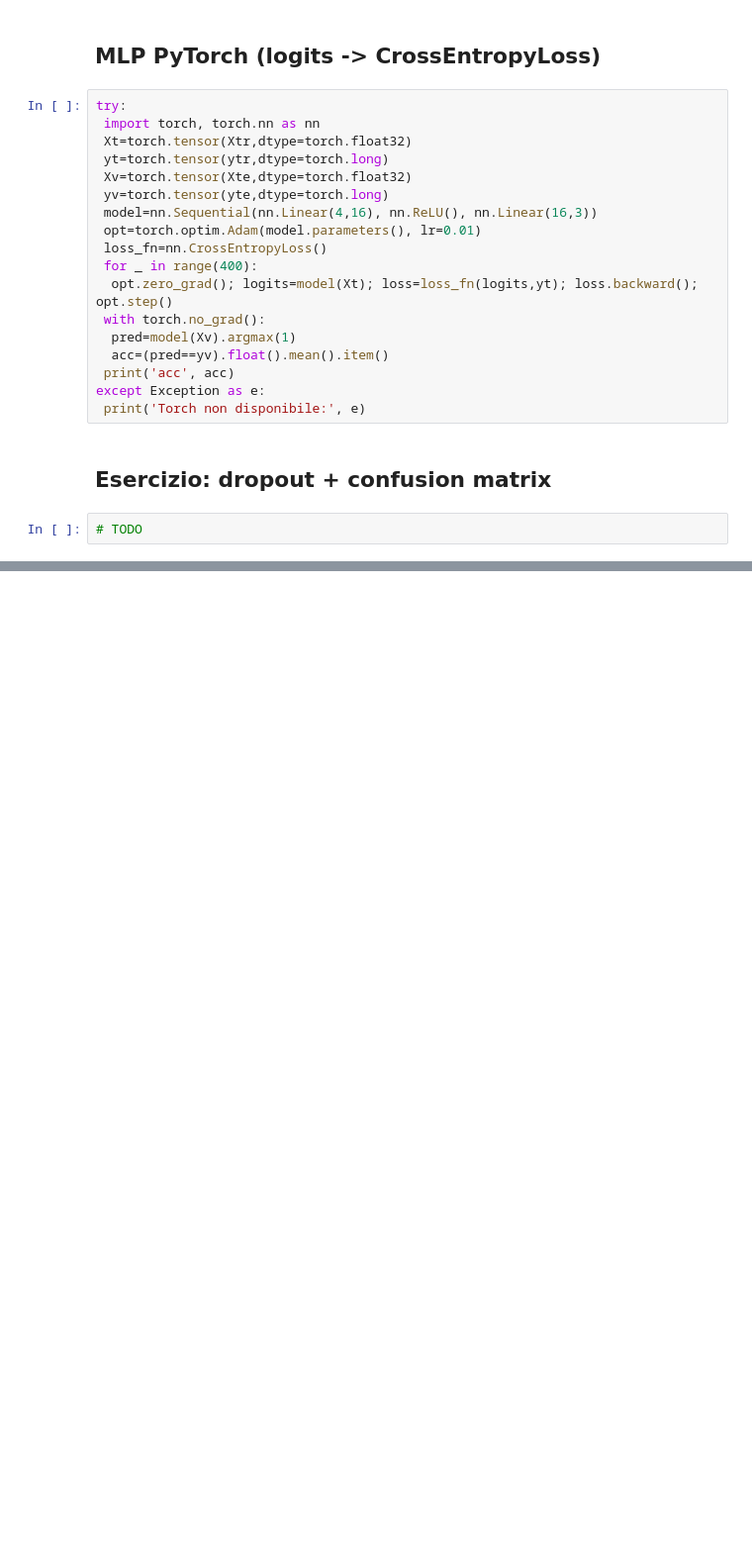
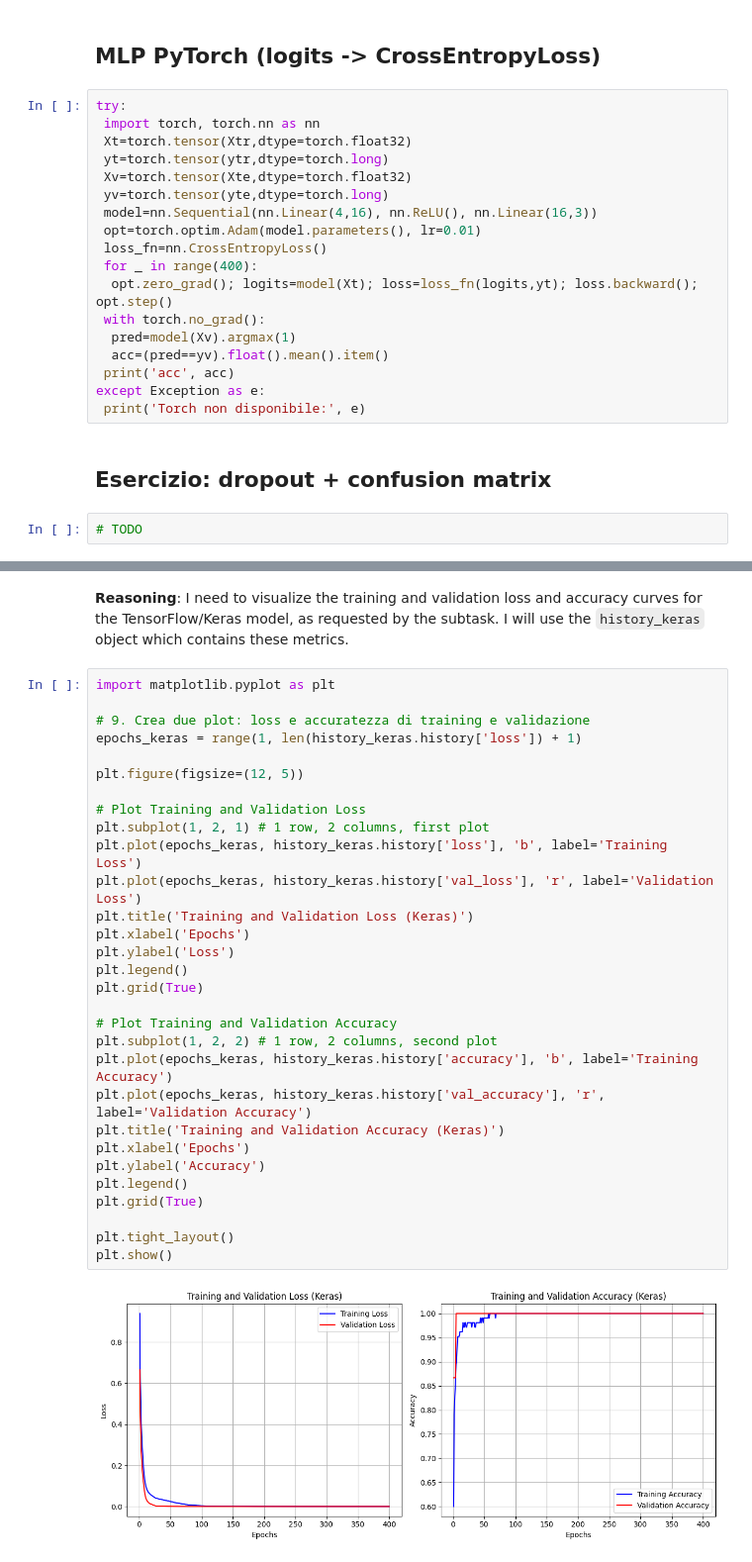
Before and after one commit to fabiomungo/ecampus, a Jupyter notebook: 06_mlp_softmax_classifier.ipynb, the cells around one changed output, grey strips where cells are left out. Shown at 99% size. Drawn from its saved outputs; the diff is of its cells as text; blank space fills up the shorter version.

```diff
--- a/06_mlp_softmax_classifier.ipynb
+++ b/06_mlp_softmax_classifier.ipynb
@@ -42,0 +1217,35 @@ except Exception as e:
+# %% [markdown]
+**Reasoning**:
+I need to visualize the training and validation loss and accuracy curves for the TensorFlow/Keras model, as requested by the subtask. I will use the `history_keras` object which contains these metrics.
+# %%
+import matplotlib.pyplot as plt
+
+# 9. Crea due plot: loss e accuratezza di training e validazione
+epochs_keras = range(1, len(history_keras.history['loss']) + 1)
+
+plt.figure(figsize=(12, 5))
+
+# Plot Training and Validation Loss
+plt.subplot(1, 2, 1) # 1 row, 2 columns, first plot
+plt.plot(epochs_keras, history_keras.history['loss'], 'b', label='Training Loss')
+plt.plot(epochs_keras, history_keras.history['val_loss'], 'r', label='Validation Loss')
+plt.title('Training and Validation Loss (Keras)')
+plt.xlabel('Epochs')
+plt.ylabel('Loss')
+plt.legend()
+plt.grid(True)
+
+# Plot Training and Validation Accuracy
+plt.subplot(1, 2, 2) # 1 row, 2 columns, second plot
+plt.plot(epochs_keras, history_keras.history['accuracy'], 'b', label='Training Accuracy')
+plt.plot(epochs_keras, history_keras.history['val_accuracy'], 'r', label='Validation Accuracy')
+plt.title('Training and Validation Accuracy (Keras)')
+plt.xlabel('Epochs')
+plt.ylabel('Accuracy')
+plt.legend()
+plt.grid(True)
+
+plt.tight_layout()
+plt.show()
+# %% [output]
+[figure, added]
```
Also changed, not shown: parts of 47 cells of this notebook.
